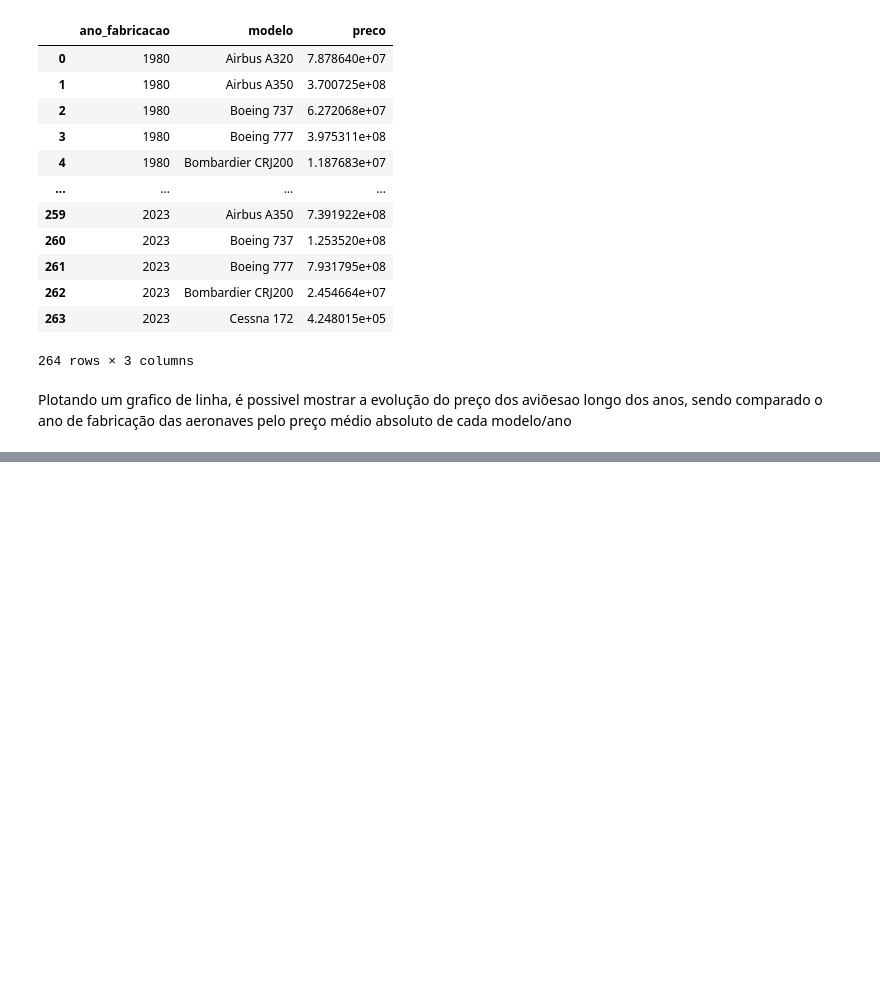
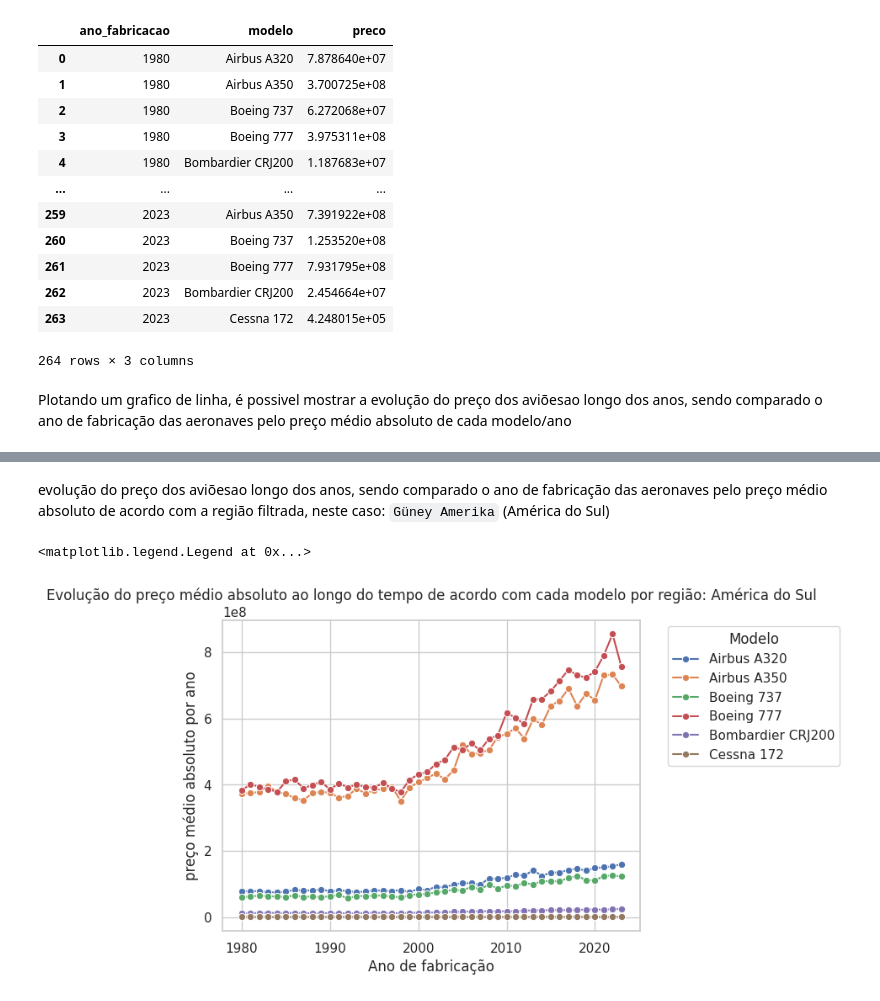
Before and after one commit to larifreitas/fundamentos-ds-e-ia, a Jupyter notebook: Atividade_airplane_price_dataset.ipynb, the cells around one changed output, grey strips where cells are left out. Cells and saved outputs as stored; diff of their text form; code cells hidden in the pictures; blank space fills up the shorter version.

```diff
--- a/Atividade_airplane_price_dataset.ipynb
+++ b/Atividade_airplane_price_dataset.ipynb
@@ -330,0 +349,2 @@ sns.lineplot(data=gp, x="ano_fabricacao", y="preco", hue="modelo", marker="o")
+# %%
+gp = df.groupby(["ano_fabricacao", "modelo", "regiao_venda"]).agg({"preco":"mean"}).reset_index()
@@ -331 +355,13 @@ sns.lineplot(data=gp, x="ano_fabricacao", y="preco", hue="modelo", marker="o")
+# %% [markdown]
+evolução do preço dos aviõesao longo dos anos, sendo comparado o ano de fabricação das aeronaves pelo preço médio absoluto de acordo com a região filtrada, neste caso: `Güney Amerika` (América do Sul)
+# %%
+gp_regiao = gp[gp["regiao_venda"] == "Güney Amerika"]
+sns.lineplot(data=gp_regiao, x="ano_fabricacao", y="preco",hue="modelo", marker="o")
+plt.title("Evolução do preço médio absoluto ao longo do tempo de acordo com cada modelo por região: América do Sul")
+plt.xlabel("Ano de fabricação")
+plt.ylabel("preço médio absoluto por ano")
+plt.legend(title="Modelo", bbox_to_anchor=(1.05, 1), loc='upper left')
+# %% [output]
+<matplotlib.legend.Legend at 0x...>
+[figure, added]
 # %%
```
Also changed, not shown: parts of 67 cells of this notebook, 1 other file.
